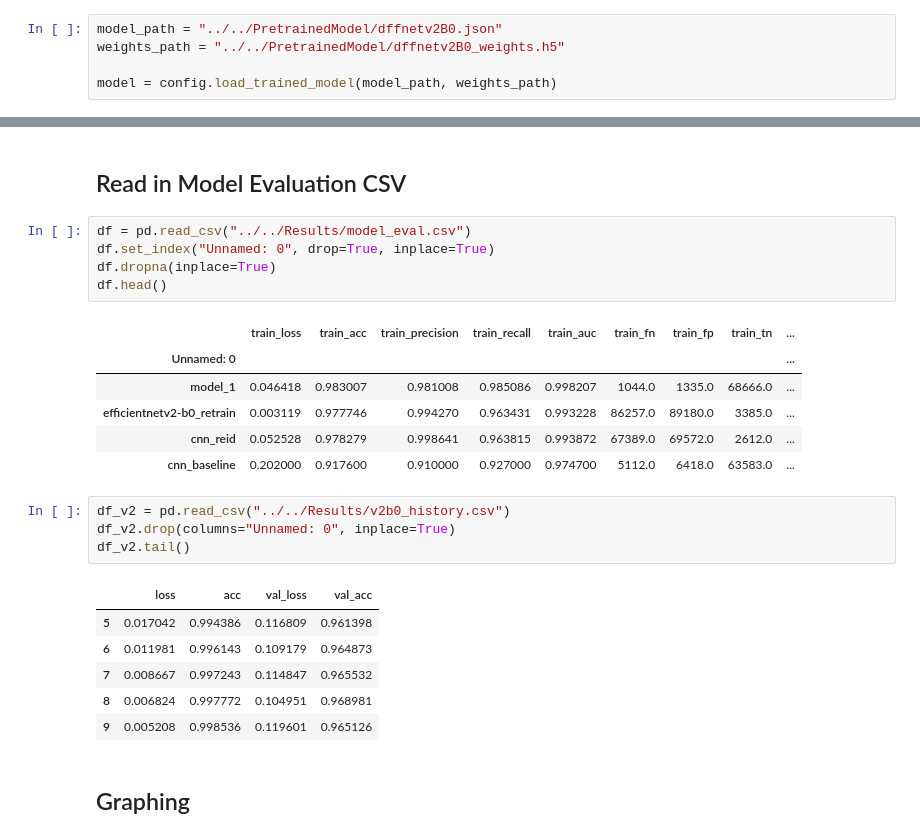
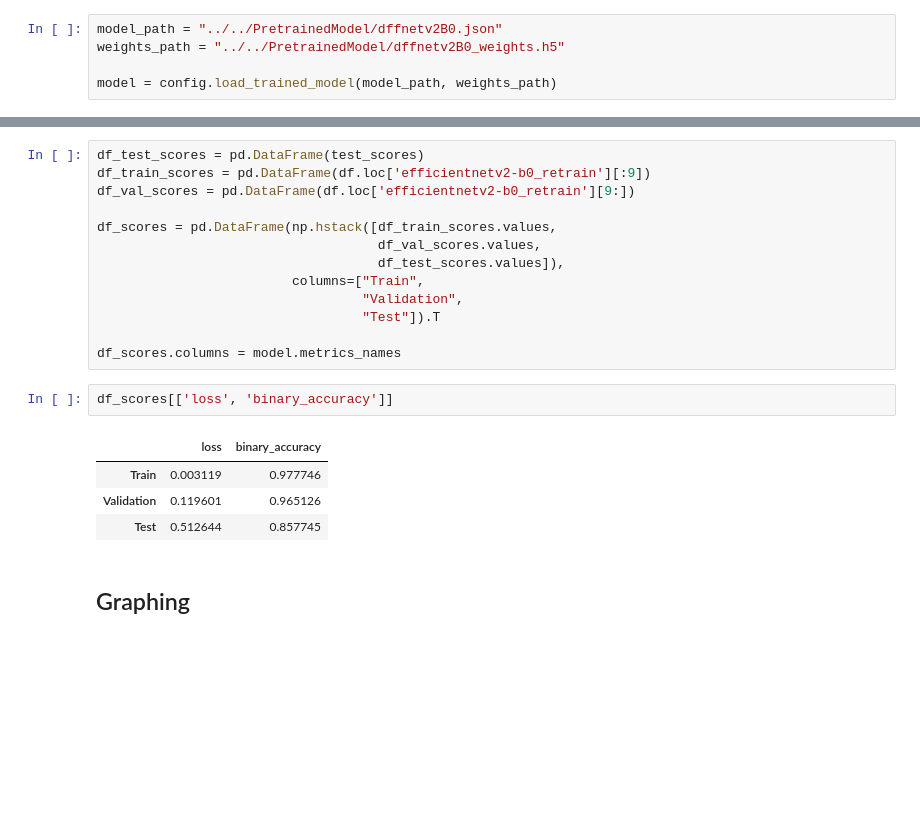
Before and after one commit to annabchox/deepfake-detector, a Jupyter notebook: Code/Main/Testing/Best_Models_NN.ipynb, the cells around one changed output, grey strips where cells are left out. Saved outputs shown, nothing was run; the diff lists cells and outputs as text; blank space fills up the shorter version.

```diff
--- a/Code/Main/Testing/Best_Models_NN.ipynb
+++ b/Code/Main/Testing/Best_Models_NN.ipynb
@@ -74,28 +98,23 @@ model.metrics_names
-# %% [markdown]
-## Read in Model Evaluation CSV
-# %%
-df = pd.read_csv("../../Results/model_eval.csv")
-df.set_index("Unnamed: 0", drop=True, inplace=True)
-df.dropna(inplace=True)
-df.head()
-# %% [output]
-|  | train_loss | train_acc | train_precision | train_recall | train_auc | train_fn | train_fp | train_tn | ... |
-| Unnamed: 0 |  |  |  |  |  |  |  |  | ... |
-| model_1 | 0.046418 | 0.983007 | 0.981008 | 0.985086 | 0.998207 | 1044.0 | 1335.0 | 68666.0 | ... |
-| efficientnetv2-b0_retrain | 0.003119 | 0.977746 | 0.994270 | 0.963431 | 0.993228 | 86257.0 | 89180.0 | 3385.0 | ... |
-| cnn_reid | 0.052528 | 0.978279 | 0.998641 | 0.963815 | 0.993872 | 67389.0 | 69572.0 | 2612.0 | ... |
-| cnn_baseline | 0.202000 | 0.917600 | 0.910000 | 0.927000 | 0.974700 | 5112.0 | 6418.0 | 63583.0 | ... |
-# %%
-df_v2 = pd.read_csv("../../Results/v2b0_history.csv")
-df_v2.drop(columns="Unnamed: 0", inplace=True)
-df_v2.tail()
-# %% [output]
-|  | loss | acc | val_loss | val_acc |
-| 5 | 0.017042 | 0.994386 | 0.116809 | 0.961398 |
-| 6 | 0.011981 | 0.996143 | 0.109179 | 0.964873 |
-| 7 | 0.008667 | 0.997243 | 0.114847 | 0.965532 |
-| 8 | 0.006824 | 0.997772 | 0.104951 | 0.968981 |
-| 9 | 0.005208 | 0.998536 | 0.119601 | 0.965126 |
+# %%
+df_test_scores = pd.DataFrame(test_scores)
+df_train_scores = pd.DataFrame(df.loc['efficientnetv2-b0_retrain'][:9])
+df_val_scores = pd.DataFrame(df.loc['efficientnetv2-b0_retrain'][9:])
+
+df_scores = pd.DataFrame(np.hstack([df_train_scores.values,
+                                    df_val_scores.values,
+                                    df_test_scores.values]),
+                         columns=["Train",
+                                  "Validation",
+                                  "Test"]).T
+
+df_scores.columns = model.metrics_names
+# %%
+df_scores[['loss', 'binary_accuracy']]
+# %% [output]
+|  | loss | binary_accuracy |
+| Train | 0.003119 | 0.977746 |
+| Validation | 0.119601 | 0.965126 |
+| Test | 0.512644 | 0.857745 |
 # %% [markdown]
 ## Graphing
 # %% [markdown]
```
Also changed, not shown: parts of 18 cells of this notebook, 4 other files.
